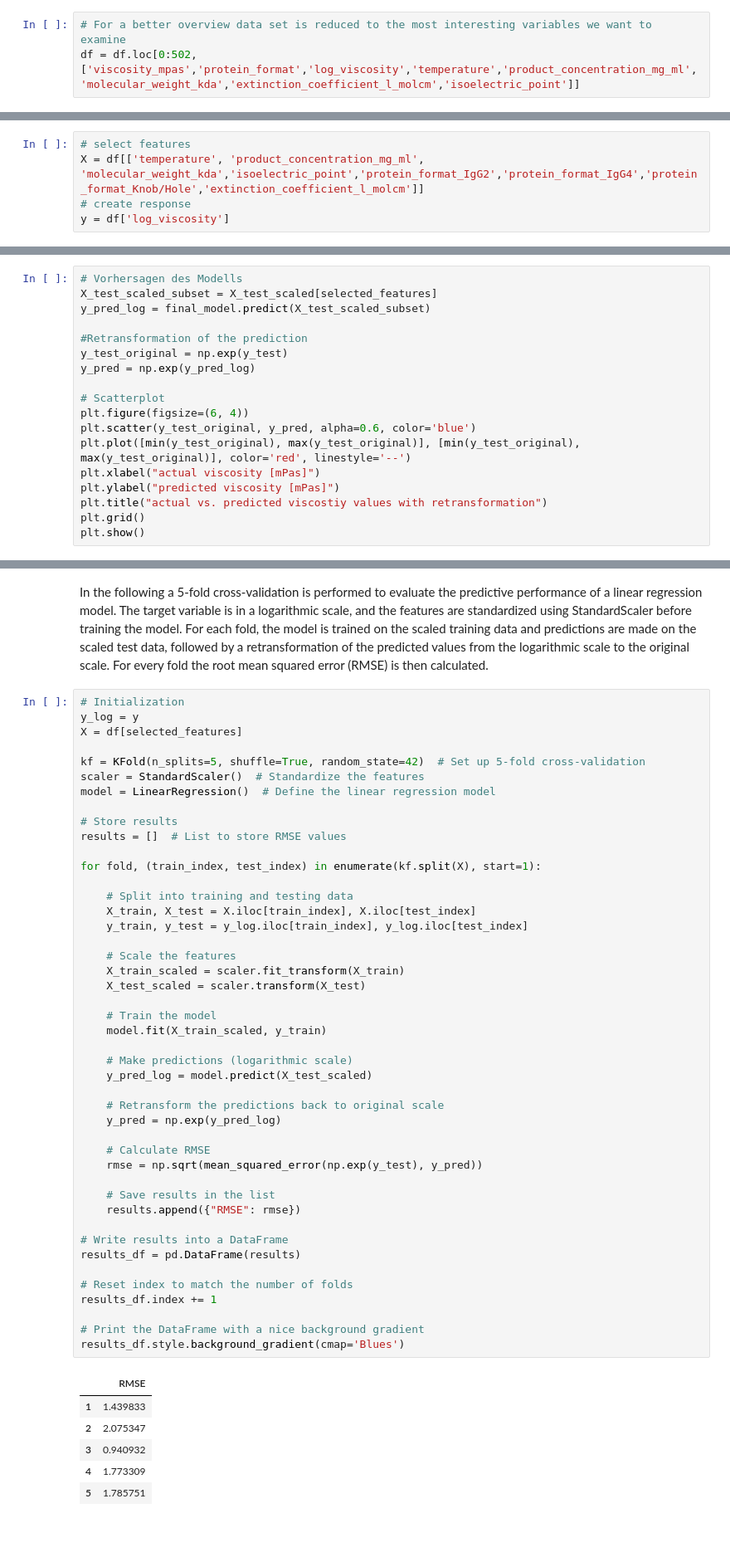
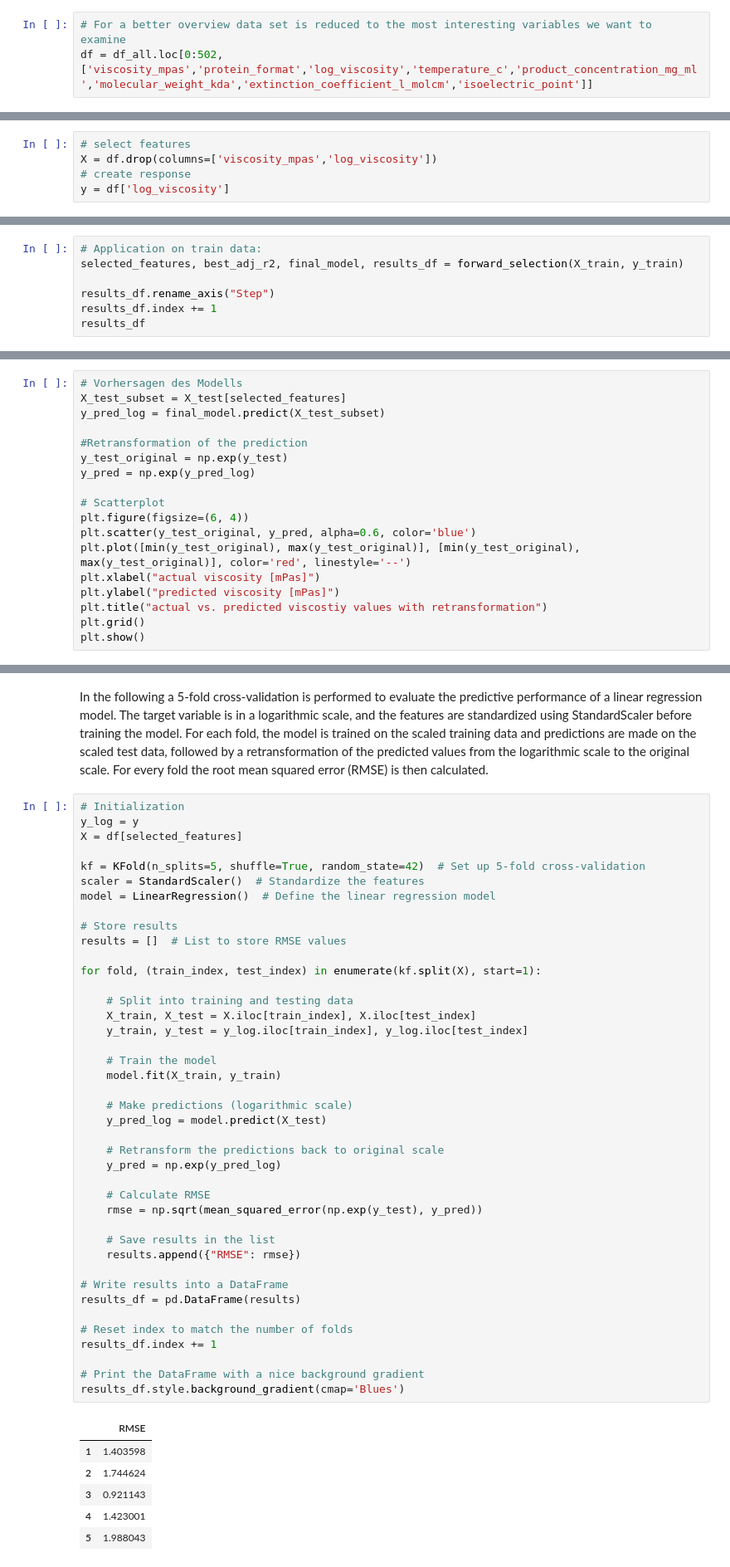
Before and after one commit to hempelt/project, a Jupyter notebook: reports/report.ipynb, the cells around one changed output, grey strips where cells are left out. Shown: that part at 83% size. Saved outputs shown, nothing was run; the diff lists cells and outputs as text; blank space fills up the shorter version.

```diff
--- a/reports/report.ipynb
+++ b/reports/report.ipynb
@@ -127,3 +134,3 @@ df['log_viscosity'] = np.log(df['viscosity_mpas'])
 # %%
 # For a better overview data set is reduced to the most interesting variables we want to examine
-df = df.loc[0:502,['viscosity_mpas','protein_format','log_viscosity','temperature','product_concentration_mg_ml','molecular_weight_kda','extinction_coefficient_l_molcm','isoelectric_point']]
+df = df_all.loc[0:502,['viscosity_mpas','protein_format','log_viscosity','temperature_c','product_concentration_mg_ml','molecular_weight_kda','extinction_coefficient_l_molcm','isoelectric_point']]
@@ -289,7 +310,7 @@ The correlation matrix above reveals significant relationships among several pre
 In contrast, no multicollinearity is observed between the temperature and any other predictor variable. The same is true for the product concentration (product_concentration_mg_ml). However, care must be taken when handling the other predictor variables during model development. A stepwise selection approach, where collinear predictor variables are added or removed one at a time, could help identify the best combination of features to optimize the model’s predictive performance while minimizing redundancy.
 # %%
 # select features
-X = df[['temperature', 'product_concentration_mg_ml', 'molecular_weight_kda','isoelectric_point','protein_format_IgG2','protein_format_IgG4','protein_format_Knob/Hole','extinction_coefficient_l_molcm']]
+X = df.drop(columns=['viscosity_mpas','log_viscosity'])
 # create response
 y = df['log_viscosity']
 # %% [markdown]
@@ -398,0 +397,7 @@ In order to evaluate the generalization ability of the regression model, a cross
+# %%
+# Application on train data:
+selected_features, best_adj_r2, final_model, results_df = forward_selection(X_train, y_train)
+
+results_df.rename_axis("Step")
+results_df.index += 1
+results_df
@@ -415,8 +437,8 @@ The given regression formula describes the relationship between the transformed
 In the following, the model's predictions are generated for the test data using the selected features. The predicted values are initially in the transformed logarithmic scale and are retransformed back to the original viscosity scale using the exponential function.
 # %%
 # Vorhersagen des Modells
-X_test_scaled_subset = X_test_scaled[selected_features]
-y_pred_log = final_model.predict(X_test_scaled_subset)
+X_test_subset = X_test[selected_features]
+y_pred_log = final_model.predict(X_test_subset)
 
 #Retransformation of the prediction
 y_test_original = np.exp(y_test)
@@ -455,44 +477,40 @@ results = []  # List to store RMSE values
 
 for fold, (train_index, test_index) in enumerate(kf.split(X), start=1):
 
     # Split into training and testing data
     X_train, X_test = X.iloc[train_index], X.iloc[test_index]
     y_train, y_test = y_log.iloc[train_index], y_log.iloc[test_index]
 
-    # Scale the features
-    X_train_scaled = scaler.fit_transform(X_train)
-    X_test_scaled = scaler.transform(X_test)
-
     # Train the model
-    model.fit(X_train_scaled, y_train)
+    model.fit(X_train, y_train)
 
     # Make predictions (logarithmic scale)
-    y_pred_log = model.predict(X_test_scaled)
+    y_pred_log = model.predict(X_test)
 
     # Retransform the predictions back to original scale
     y_pred = np.exp(y_pred_log)
 
     # Calculate RMSE
     rmse = np.sqrt(mean_squared_error(np.exp(y_test), y_pred))
 
     # Save results in the list
     results.append({"RMSE": rmse})
 
 # Write results into a DataFrame
 results_df = pd.DataFrame(results)
 
 # Reset index to match the number of folds
 results_df.index += 1
 
 # Print the DataFrame with a nice background gradient
 results_df.style.background_gradient(cmap='Blues')
 # %% [output]
 |  | RMSE |
-| 1 | 1.439833 |
-| 2 | 2.075347 |
-| 3 | 0.940932 |
-| 4 | 1.773309 |
-| 5 | 1.785751 |
+| 1 | 1.403598 |
+| 2 | 1.744624 |
+| 3 | 0.921143 |
+| 4 | 1.423001 |
+| 5 | 1.988043 |
 # %%
 # calculate statistics
 results_df.describe().T
```
Also changed, not shown: parts of 36 cells of this notebook, 3 other files.
